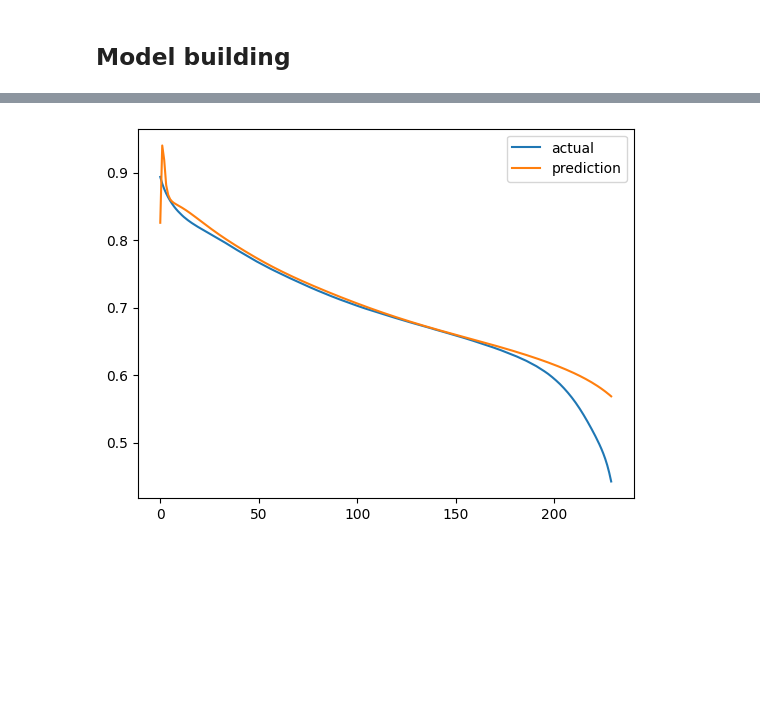
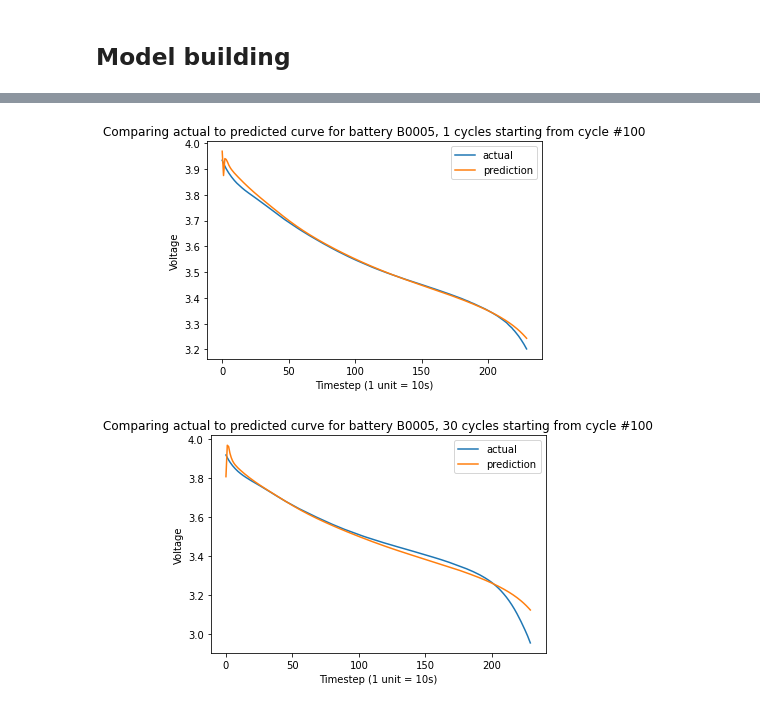
Before and after one commit to natskiu/Nasa-Battery, a Jupyter notebook: predict_cycles.ipynb, the cells around one changed output, grey strips where cells are left out. Saved outputs shown, nothing was run; the diff lists cells and outputs as text; code cells hidden in the pictures; blank space fills up the shorter version.

```diff
--- a/predict_cycles.ipynb
+++ b/predict_cycles.ipynb
@@ -198,8 +210,28 @@ plot_projections(X_5, Y_5, starting_cycle=100, step=5, is_actual=True, dimension
-# %%
-x = np.arange(start=0, stop=230, step=1)
-plt.plot(x, Y_5[100,49,:], label='actual')
-plt.plot(x, Y_5_preds[100,49,:], label='prediction')
-plt.legend()
-plt.show()
-# %% [output]
-[figure, removed]
+# %%
+def create_comparison_plot(dimensionality=dimensionality, starting_cycle=0, cycle_number=0, battery_number=0):
+    x = np.arange(start=0, stop=dimensionality, step=1)
+    if battery_number == 0:
+        plt.plot(x, inverse_min_max_scaling(Y_5[starting_cycle,cycle_number,:]), label='actual')
+        plt.plot(x, inverse_min_max_scaling(Y_5_preds[starting_cycle,cycle_number,:]), label='prediction')
+        battery_id = 'B0005'
+    if battery_number == 1:
+        plt.plot(x, inverse_min_max_scaling(Y_6[starting_cycle,cycle_number,:]), label='actual')
+        plt.plot(x, inverse_min_max_scaling(Y_6_preds[starting_cycle,cycle_number,:]), label='prediction')
+        battery_id = 'B0006'
+    if battery_number == 2:
+        plt.plot(x, inverse_min_max_scaling(Y_7[starting_cycle,cycle_number,:]), label='actual')
+        plt.plot(x, inverse_min_max_scaling(Y_7_preds[starting_cycle,cycle_number,:]), label='prediction')
+        battery_id = 'B0007'
+    plt.xlabel('Timestep (1 unit = 10s)')
+    plt.ylabel('Voltage')
+    plt.title('Comparing actual to predicted curve for battery ' + battery_id + ', ' + str(cycle_number) + ' cycles starting from cycle #' + str(starting_cycle))
+    plt.legend()
+    plt.show()
+# %%
+create_comparison_plot(starting_cycle=100, cycle_number=1, battery_number=0)
+# %% [output]
+[figure, added]
+# %%
+create_comparison_plot(starting_cycle=100, cycle_number=30, battery_number=0)
+# %% [output]
+[figure, added]
```
Also changed, not shown: parts of 23 cells of this notebook, 4 other files.
